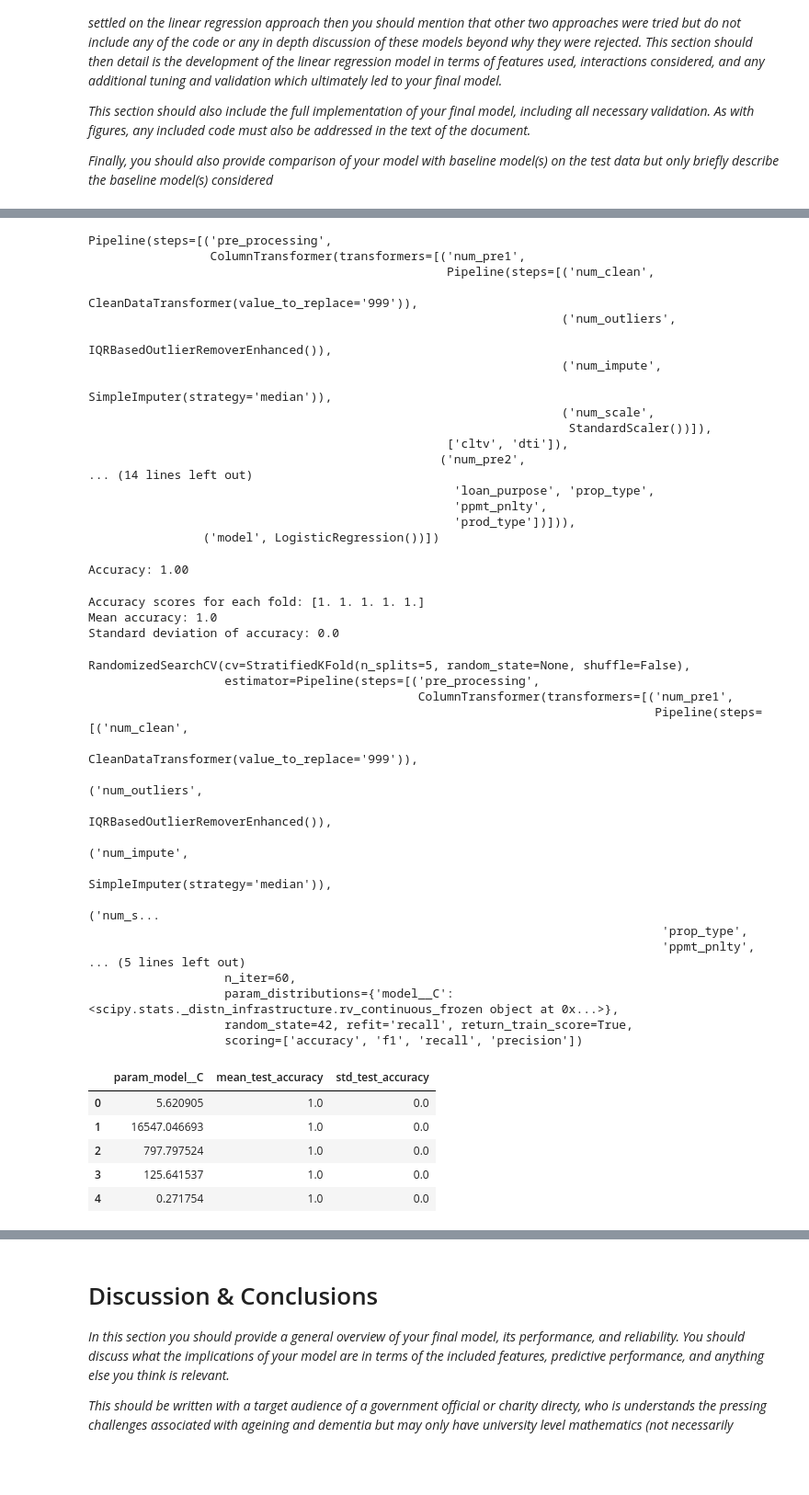
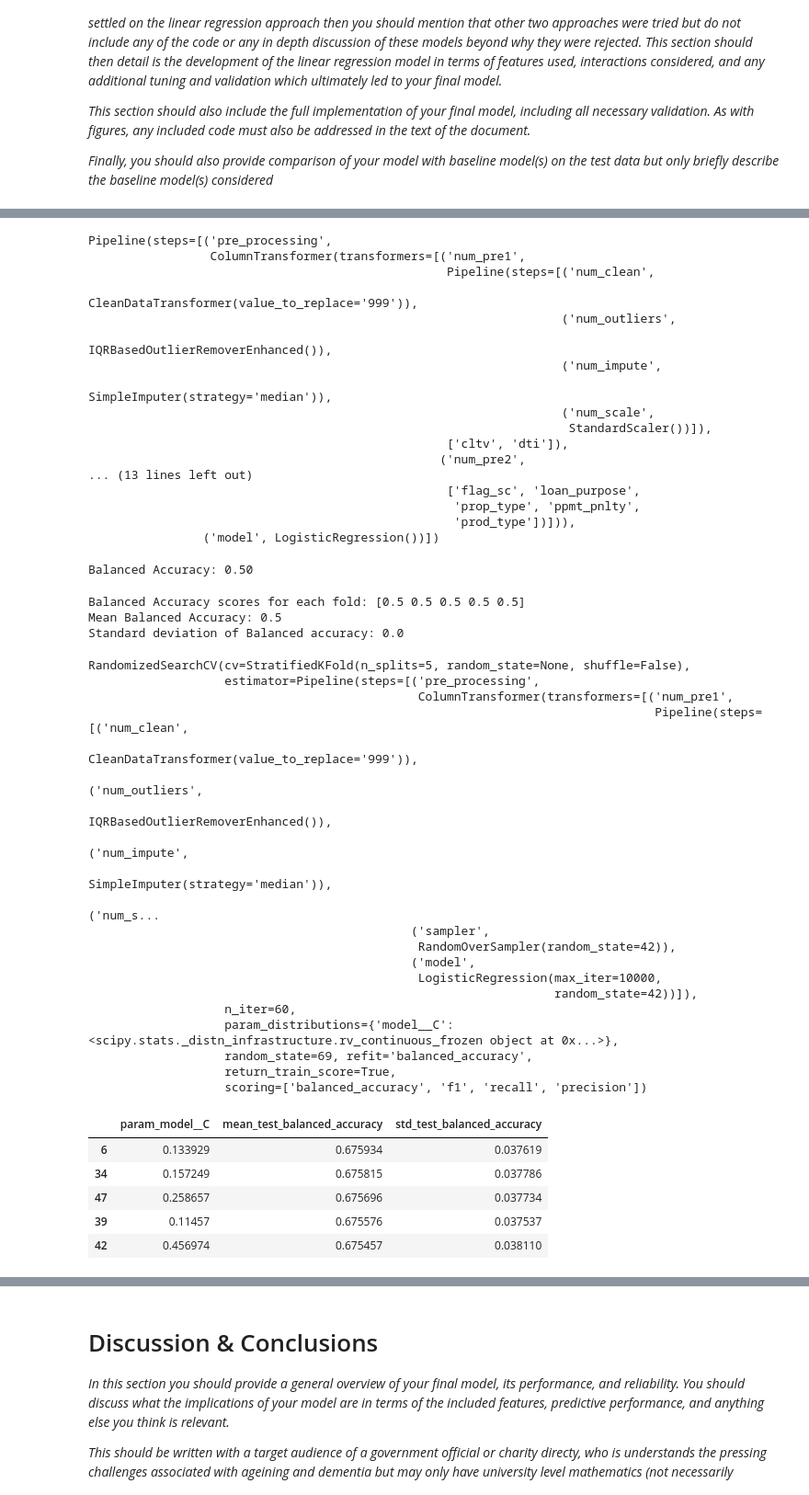
Before and after one commit to abalone88/ml_proj2, a Jupyter notebook: project2_materials/project2.ipynb, the cells around one changed output, grey strips where cells are left out. Shown at 92% size. Drawn from its saved outputs; the diff is of its cells as text; code cells hidden in the pictures; blank space fills up the shorter version.

```diff
--- a/project2_materials/project2.ipynb
+++ b/project2_materials/project2.ipynb
@@ -527,7 +540,7 @@ def clean_data(X, y):
 # %%
 num_features = ['fico', 'orig_upb', 'int_rt','orig_loan_term','cltv','dti']
 #cat_features = X_train_clean.columns.drop(num_features)
-cat_features = ['flag_fthb', 'flag_sc', 'prepaid','cnt_borr','loan_purpose','prop_type','ppmt_pnlty','prod_type']
+cat_features = ['flag_fthb', 'flag_sc','cnt_borr','loan_purpose','prop_type','ppmt_pnlty','prod_type']
 # %%
 class CleanDataTransformer(BaseEstimator, TransformerMixin):
     def __init__(self, value_to_replace):
@@ -668,6 +638,7 @@ Accuracy: 0.98
 d = pd.read_csv("freddiemac.csv")
 X = d.drop(columns=['default'])
 y = d['default']
+X[cat_features] = X[cat_features].astype('object')
 
 X_train, X_test, y_train, y_test = train_test_split(X, y, test_size=0.3, stratify=y, random_state=69)
 
@@ -676,13 +647,14 @@ preprocessing = ColumnTransformer([
     ("num_pre2", num_pre2, [x for x in num_features if x not in {'cltv', 'dti'}]),
     ("cat_pre1", cat_pre1, ['flag_fthb']),
     ("cat_pre2", cat_pre2, ['cnt_borr']),
-    ("cat_pre3", cat_pre3, [x for x in cat_features if x not in {"flag_fthb", "cnt_borr"}])])
+    ("cat_pre3", cat_pre3, [x for x in cat_features if x not in {"flag_fthb", "cnt_borr"}])],
+    remainder='drop')
 
 logistic_pipe  = Pipeline([
     ("pre_processing", preprocessing),
     ("model", LogisticRegression())])
 
-logistic_pipe.fit(pd.concat([X_train[num_features], X_train[cat_features].astype('object')], axis=1), y_train)
+logistic_pipe.fit(X_train, y_train)
 # %% [output]
 Pipeline(steps=[('pre_processing',
                  ColumnTransformer(transformers=[('num_pre1',
@@ -696,31 +668,29 @@ Pipeline(steps=[('pre_processing',
                                                                    StandardScaler())]),
                                                   ['cltv', 'dti']),
                                                  ('num_pre2',
-... (14 lines left out)
-                                                   'loan_purpose', 'prop_type',
-                                                   'ppmt_pnlty',
+... (13 lines left out)
+                                                  ['flag_sc', 'loan_purpose',
+                                                   'prop_type', 'ppmt_pnlty',
                                                    'prod_type'])])),
                 ('model', LogisticRegression())])
-# %%
-accuracy = accuracy_score(y_test, logistic_pipe.predict(pd.concat([X_test[num_features], X_test[cat_features].astype('object')], axis=1)))
-print(f'Accuracy: {accuracy:.2f}')
-# %% [output]
-Accuracy: 1.00
+# %%
+print(f'Balanced Accuracy: {balanced_accuracy_score(y_test, logistic_pipe.predict(X_test)):.2f}')
+# %% [output]
+Balanced Accuracy: 0.50
 # %%
 from sklearn.model_selection import cross_val_score, StratifiedKFold
 
-X = pd.concat([X[num_features], X[cat_features].astype('object')], axis=1)
 cv = StratifiedKFold(n_splits=5)
 
-scores = cross_val_score(logistic_pipe, X, y, cv=cv, scoring='accuracy')
+scores = cross_val_score(logistic_pipe, X, y, cv=cv, scoring='balanced_accuracy')
 
-print(f'Accuracy scores for each fold: {scores}')
-print(f'Mean accuracy: {scores.mean()}')
-print(f'Standard deviation of accuracy: {scores.std()}')
+print(f'Balanced Accuracy scores for each fold: {scores}')
+print(f'Mean Balanced Accuracy: {scores.mean()}')
+print(f'Standard deviation of Balanced accuracy: {scores.std()}')
 # %% [output]
-Accuracy scores for each fold: [1. 1. 1. 1. 1.]
-Mean accuracy: 1.0
-Standard deviation of accuracy: 0.0
+Balanced Accuracy scores for each fold: [0.5 0.5 0.5 0.5 0.5]
+Mean Balanced Accuracy: 0.5
+Standard deviation of Balanced accuracy: 0.0
 # %%
 from imblearn.over_sampling import RandomOverSampler
 from sklearn.model_selection import GridSearchCV, RandomizedSearchCV
@@ -738,7 +708,7 @@ preprocessing = ColumnTransformer([
 logistic_pipe2  = ImPipeline([
     ("pre_processing", preprocessing),
     ("sampler", RandomOverSampler(random_state=42)),
-    ("model", LogisticRegression(random_state=42))])
+    ("model", LogisticRegression(random_state=42, max_iter=10000))])
 
 C_list = []
 pwr = -5
@@ -751,13 +721,13 @@ log_param_dist = {'model__C':loguniform(C_list[0], C_list[-1]),}
 os_log_rs = RandomizedSearchCV(logistic_pipe2,
                             param_distributions = log_param_dist,
                             n_iter = 60,
-                            scoring = ["accuracy", "f1","recall","precision"],
+                            scoring = ["balanced_accuracy", "f1","recall","precision"],
                             cv = StratifiedKFold(n_splits = 5),
-                            refit = "recall",
-                            random_state = 42,
+                            refit = "balanced_accuracy",
+                            random_state = 69,
                             return_train_score = True)
 
-os_log_rs.fit(pd.concat([X_train[num_features], X_train[cat_features].astype('object')], axis=1), y_train)
+os_log_rs.fit(X_train, y_train)
 # %% [output]
 RandomizedSearchCV(cv=StratifiedKFold(n_splits=5, random_state=None, shuffle=False),
                    estimator=Pipeline(steps=[('pre_processing',
@@ -769,22 +739,25 @@ RandomizedSearchCV(cv=StratifiedKFold(n_splits=5, random_state=None, shuffle=Fal
                                                                                                ('num_impute',
                                                                                                 SimpleImputer(strategy='median')),
                                                                                                ('num_s...
-                                                                                'prop_type',
-                                                                                'ppmt_pnlty',
-... (5 lines left out)
+                                             ('sampler',
+                                              RandomOverSampler(random_state=42)),
+                                             ('model',
+                                              LogisticRegression(max_iter=10000,
+                                                                 random_state=42))]),
                    n_iter=60,
                    param_distributions={'model__C': <scipy.stats._distn_infrastructure.rv_continuous_frozen object at 0x...>},
-                   random_state=42, refit='recall', return_train_score=True,
-                   scoring=['accuracy', 'f1', 'recall', 'precision'])
+                   random_state=69, refit='balanced_accuracy',
+                   return_train_score=True,
+                   scoring=['balanced_accuracy', 'f1', 'recall', 'precision'])
 # %%
 os_log_rs_df = pd.DataFrame(os_log_rs.cv_results_)
-os_log_rs_df.sort_values("mean_test_accuracy", ascending=False)[["param_model__C",
-                                                               "mean_test_accuracy",
-                                                               "std_test_accuracy"]].head()
+os_log_rs_df.sort_values("mean_test_balanced_accuracy", ascending=False)[["param_model__C",
+                                                               "mean_test_balanced_accuracy",
+                                                               "std_test_balanced_accuracy"]].head()
 # %% [output]
-|  | param_model__C | mean_test_accuracy | std_test_accuracy |
-| 0 | 5.620905 | 1.0 | 0.0 |
-| 1 | 16547.046693 | 1.0 | 0.0 |
-| 2 | 797.797524 | 1.0 | 0.0 |
-| 3 | 125.641537 | 1.0 | 0.0 |
-| 4 | 0.271754 | 1.0 | 0.0 |
+|  | param_model__C | mean_test_balanced_accuracy | std_test_balanced_accuracy |
+| 6 | 0.133929 | 0.675934 | 0.037619 |
+| 34 | 0.157249 | 0.675815 | 0.037786 |
+| 47 | 0.258657 | 0.675696 | 0.037734 |
+| 39 | 0.11457 | 0.675576 | 0.037537 |
+| 42 | 0.456974 | 0.675457 | 0.038110 |
```
Also changed, not shown: parts of 15 cells of this notebook.
